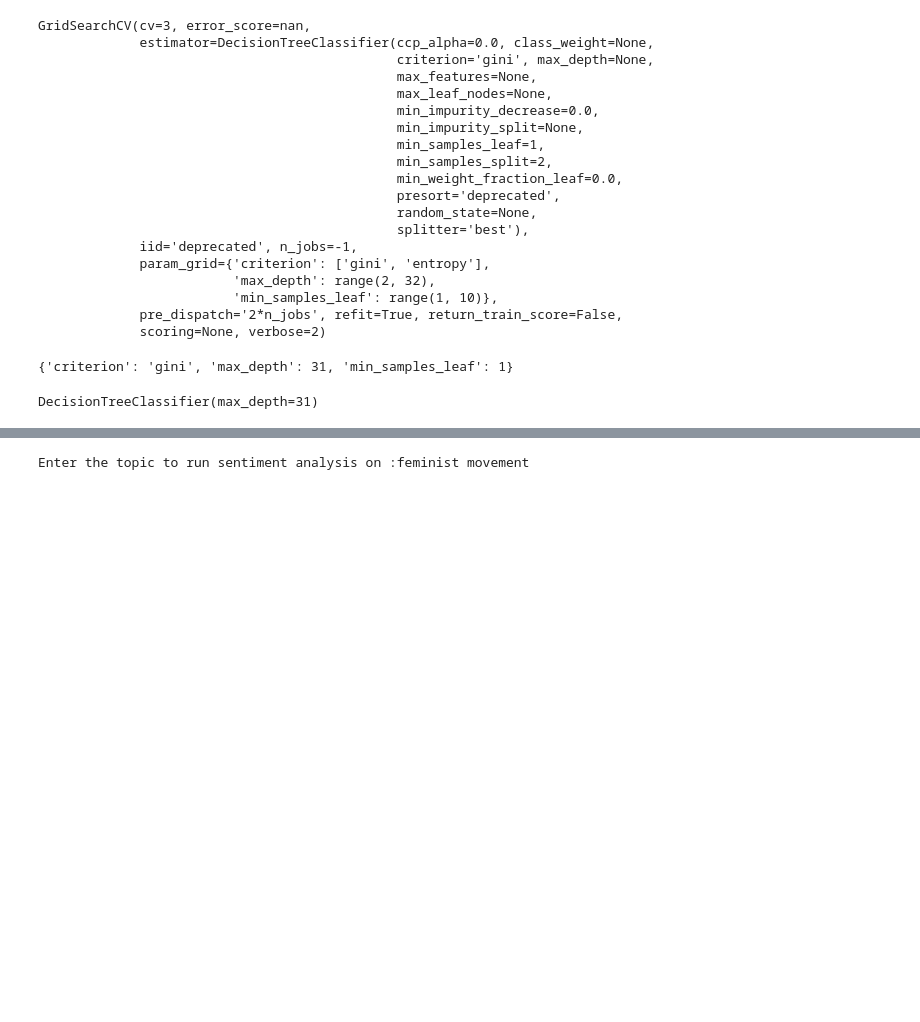
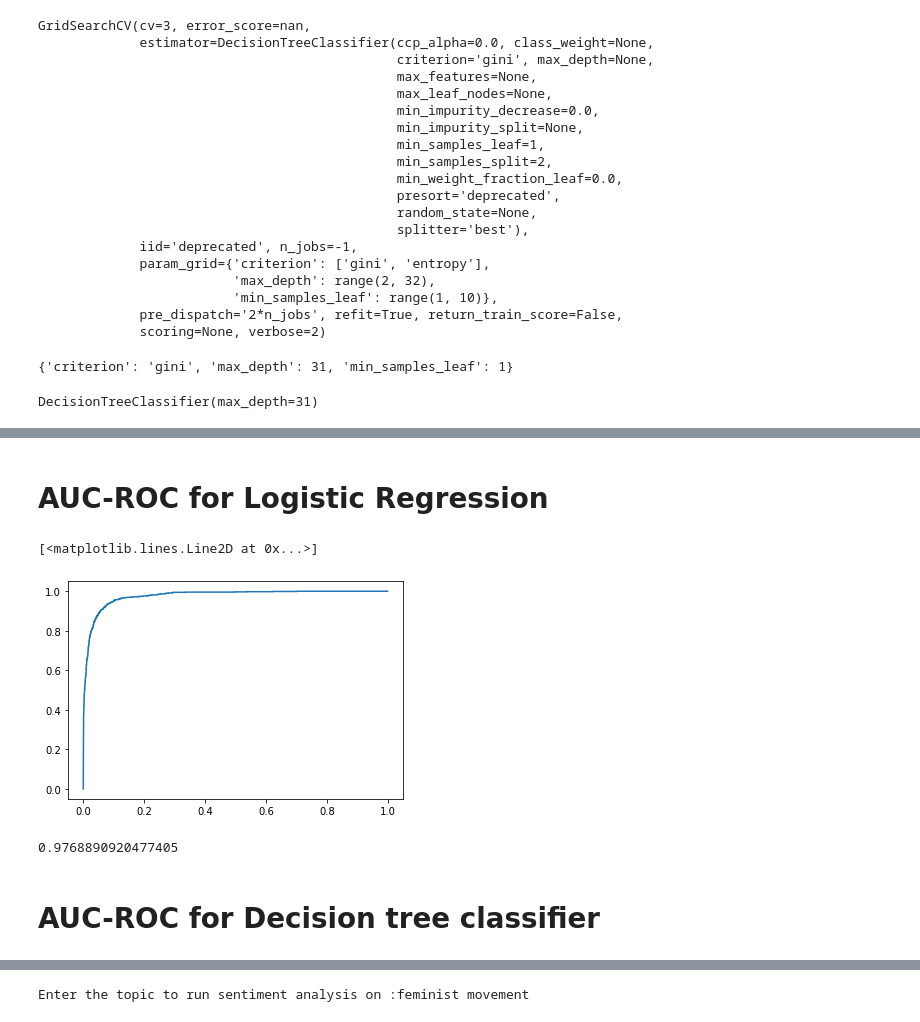
Before and after one commit to VishnuPulipaka/TwitterSentimentAnalysis, a Jupyter notebook: sourceCode/SentimentAnalysis.ipynb, the cells around one changed output, grey strips where cells are left out. Drawn from its saved outputs; the diff is of its cells as text; code cells hidden in the pictures; blank space fills up the shorter version.

```diff
--- a/sourceCode/SentimentAnalysis.ipynb
+++ b/sourceCode/SentimentAnalysis.ipynb
@@ -519,0 +527,24 @@ weighted avg     0.9539    0.9496    0.9515     17197
+# %% [markdown]
+# AUC-ROC for Logistic Regression
+# %%
+# calculating the class probability for one class
+y_test_prob_log_reg=new_lr.predict_proba(test_inp)
+y_test_prob_log_reg=pd.DataFrame(y_test_prob_log_reg)
+y_test_prob_log_reg=y_test_prob_log_reg.iloc[:,1]
+# %%
+# obtaining false Positive rate,true positive rate and threshold.
+from sklearn.metrics import roc_auc_score, roc_curve
+fpr, tpr, threshold = roc_curve(y_test.label,y_test_prob_log_reg)
+# %%
+# plotting the curve
+plt.plot(fpr,tpr)
+# %% [output]
+[<matplotlib.lines.Line2D at 0x...>]
+[figure, added]
+# %%
+# roc_auc score
+roc_auc_score(y_test.label,y_test_prob_log_reg)
+# %% [output]
+0.9768890920477405
+# %% [markdown]
+# AUC-ROC for Decision tree classifier
```
Also changed, not shown: parts of 33 cells of this notebook, 3 other files.
